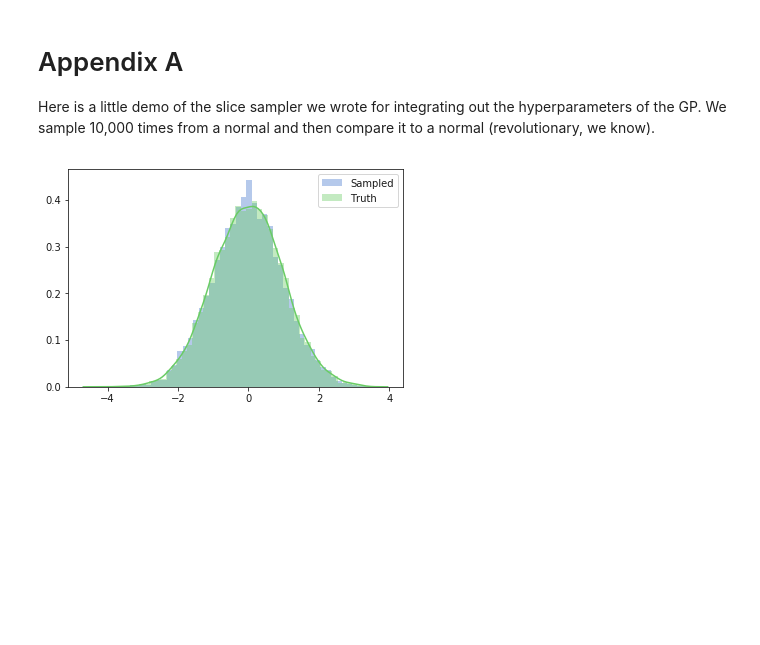
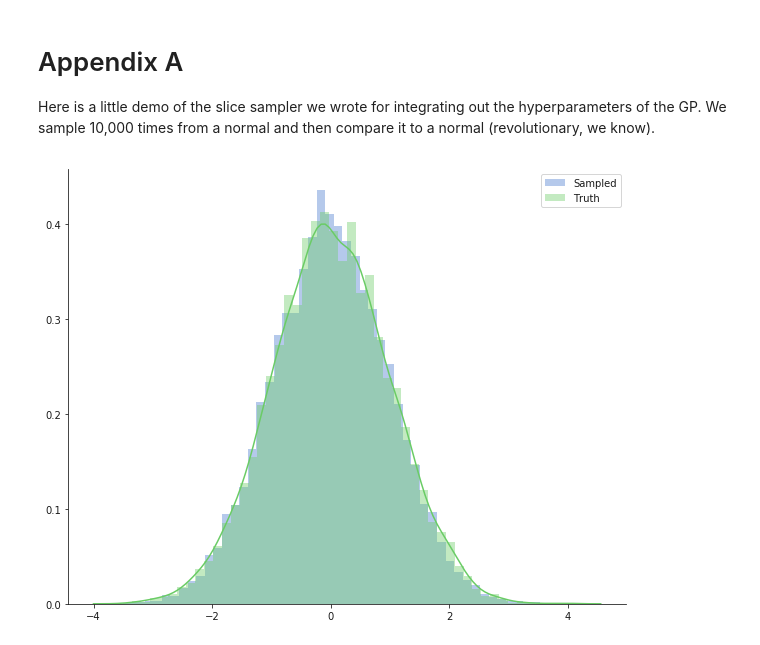
Before and after one commit to pblankley/bayes_opt, a Jupyter notebook: src/bayesian_opt.ipynb, the cells around one changed output. Cells and saved outputs as stored; diff of their text form; code cells hidden in the pictures; blank space fills up the shorter version.

```diff
--- a/src/bayesian_opt.ipynb
+++ b/src/bayesian_opt.ipynb
@@ -583,25 +579,27 @@ Here is a little demo of the slice sampler we wrote for integrating out the hype
 # %%
 ### TEST FOR SLICE SAMPLING ###
 import scipy.stats as ss
 import sampling as s
 
-np.random.seed(999)
+np.random.seed(99)
 nsamps=10000
 trace = np.zeros(nsamps)
 
+# Do the slice sampling
 res = 0.0
 for i in range(nsamps):
     res = s.slice(ss.norm.logpdf,[res])
     trace[i] = res
 
+# Get true values
 true_norm = np.random.normal(size=10000)
+
+# Plotting
 plt.figure(figsize=(10,8))
 sns.distplot(trace,label='Sampled',kde=False,norm_hist=True)
 sns.distplot(true_norm,label='Truth')
 sns.despine()
 plt.legend()
-
-assert(np.isclose(trace.mean(),true_norm.mean(),atol=1e-1))
-assert(np.isclose(trace.std(),true_norm.std(),atol=1e-2))
+plt.show()
 # %% [output]
-[figure, old version]
+[figure, new version]
```
Also changed, not shown: parts of 5 cells of this notebook.
